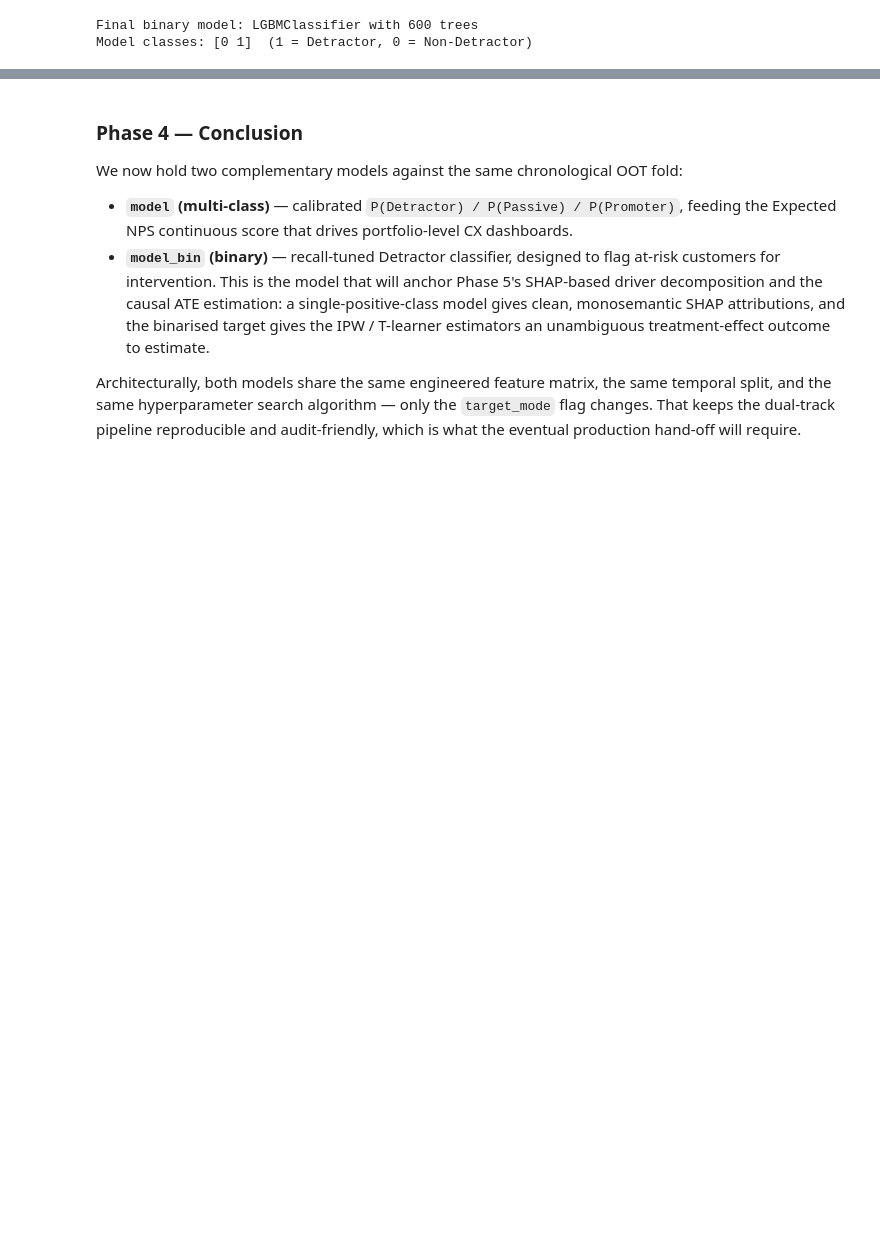
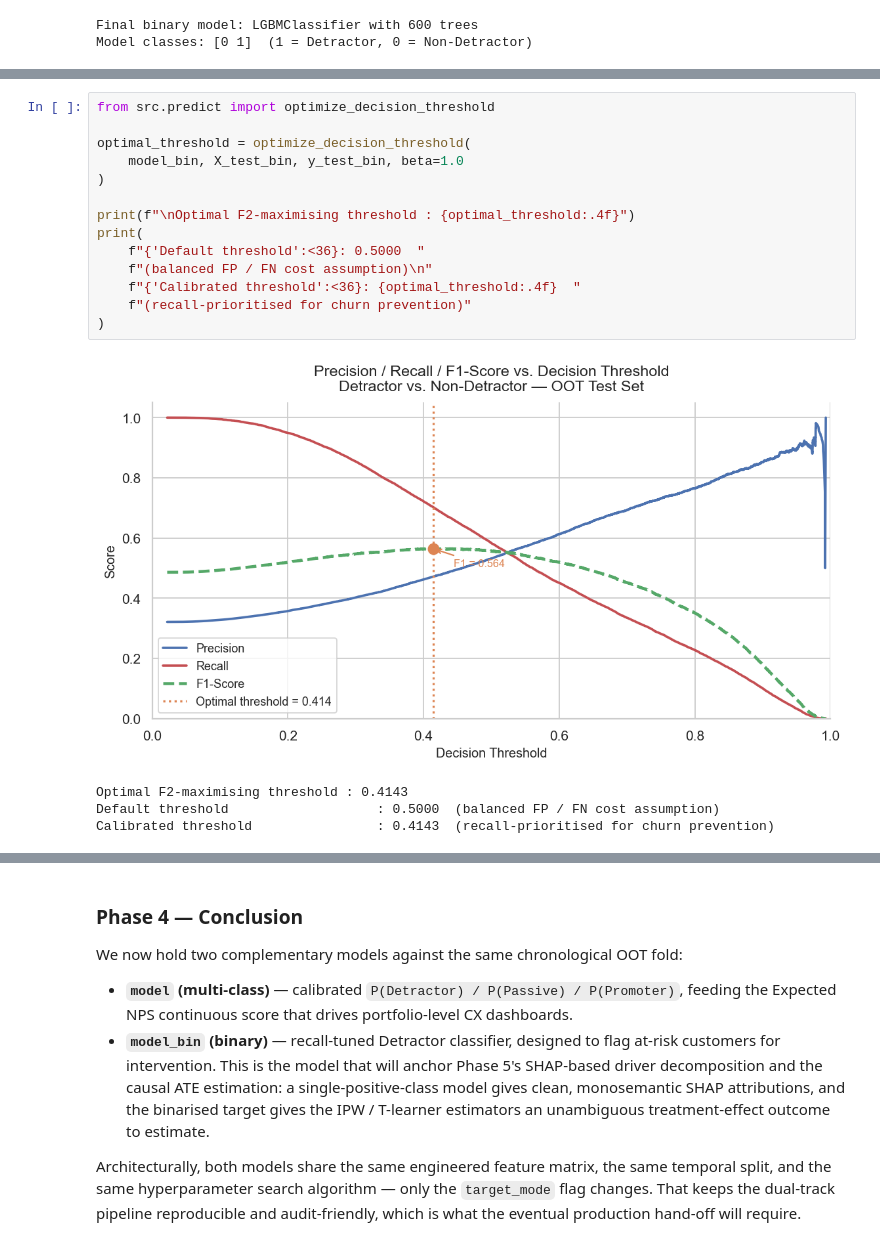
Before and after one commit to med-khalil-jabri/nps-drivers-analytics, a Jupyter notebook: notebooks/01_nps_hybrid_analysis.ipynb, the cells around one changed output, grey strips where cells are left out. Saved outputs shown, nothing was run; the diff lists cells and outputs as text; blank space fills up the shorter version.

```diff
--- a/notebooks/01_nps_hybrid_analysis.ipynb
+++ b/notebooks/01_nps_hybrid_analysis.ipynb
@@ -1443,0 +1437,19 @@ Non-Detractor     0.7934    0.7568    0.7747     30878
+# %%
+from src.predict import optimize_decision_threshold
+
+optimal_threshold = optimize_decision_threshold(
+    model_bin, X_test_bin, y_test_bin, beta=1.0
+)
+
+print(f"\nOptimal F2-maximising threshold : {optimal_threshold:.4f}")
+print(
+    f"{'Default threshold':<36}: 0.5000  "
+    f"(balanced FP / FN cost assumption)\n"
+    f"{'Calibrated threshold':<36}: {optimal_threshold:.4f}  "
+    f"(recall-prioritised for churn prevention)"
+)
+# %% [output]
+[figure, added]
+Optimal F2-maximising threshold : 0.4143
+Default threshold                   : 0.5000  (balanced FP / FN cost assumption)
+Calibrated threshold                : 0.4143  (recall-prioritised for churn prevention)
```
Also changed, not shown: parts of 6 cells of this notebook, 1 other file.
